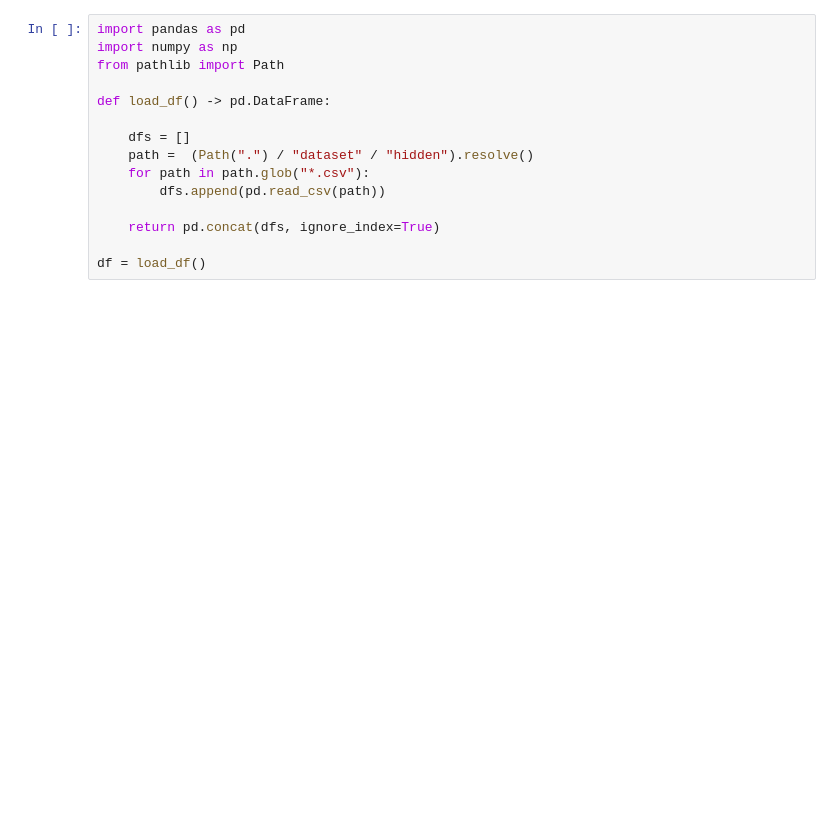
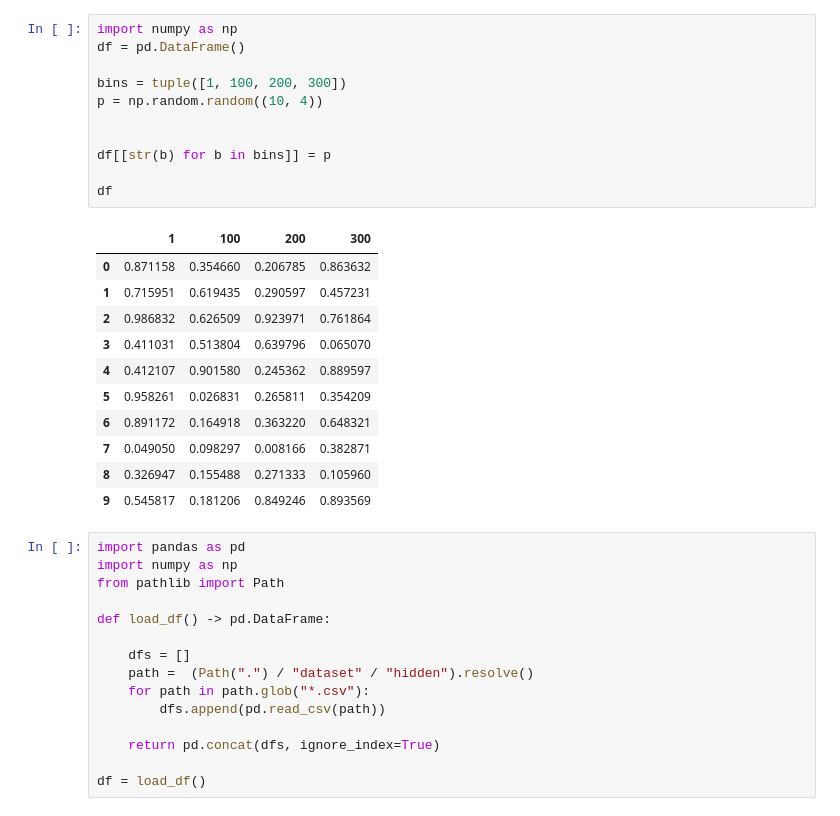
Before and after one commit to SebastianJitaru29/llm-think-too-much, a Jupyter notebook: regressor/explore.ipynb, the cells around one changed output. Cells and saved outputs as stored; diff of their text form; blank space fills up the shorter version.

```diff
--- a/regressor/explore.ipynb
+++ b/regressor/explore.ipynb
@@ -1,3 +46,26 @@
+# %%
+import numpy as np
+df = pd.DataFrame()
+
+bins = tuple([1, 100, 200, 300])
+p = np.random.random((10, 4))
+
+
+df[[str(b) for b in bins]] = p
+
+df
+# %% [output]
+|  | 1 | 100 | 200 | 300 |
+| 0 | 0.871158 | 0.354660 | 0.206785 | 0.863632 |
+| 1 | 0.715951 | 0.619435 | 0.290597 | 0.457231 |
+| 2 | 0.986832 | 0.626509 | 0.923971 | 0.761864 |
+| 3 | 0.411031 | 0.513804 | 0.639796 | 0.065070 |
+| 4 | 0.412107 | 0.901580 | 0.245362 | 0.889597 |
+| 5 | 0.958261 | 0.026831 | 0.265811 | 0.354209 |
+| 6 | 0.891172 | 0.164918 | 0.363220 | 0.648321 |
+| 7 | 0.049050 | 0.098297 | 0.008166 | 0.382871 |
+| 8 | 0.326947 | 0.155488 | 0.271333 | 0.105960 |
+| 9 | 0.545817 | 0.181206 | 0.849246 | 0.893569 |
 # %%
 import pandas as pd
 import numpy as np
```
Also changed, not shown: parts of 4 cells of this notebook, 2 other files.
